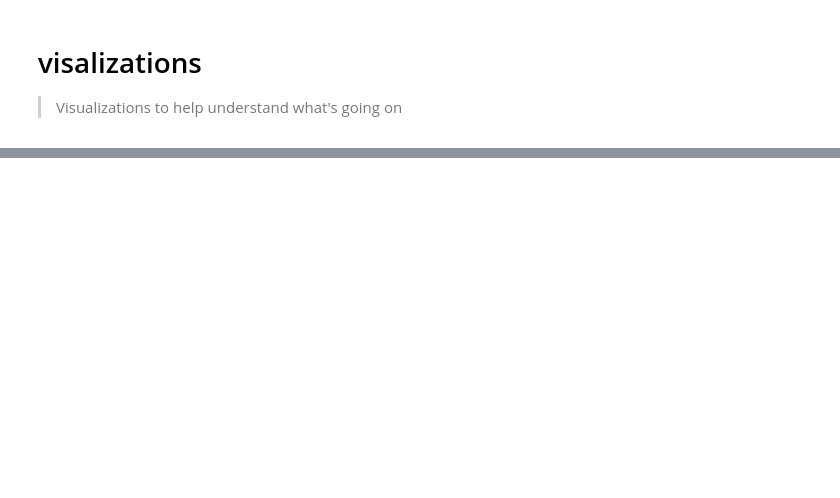
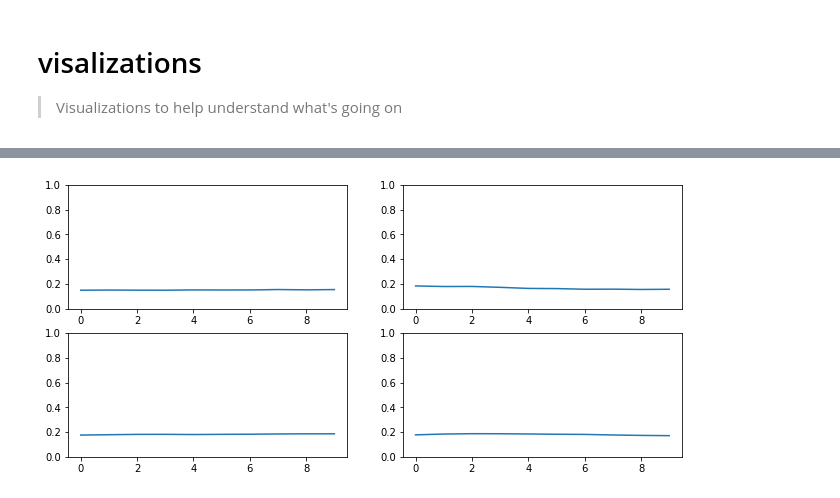
Before and after one commit to Isaac-Flath/AIsaac, a Jupyter notebook: nbs/50_visualization.ipynb, the cells around one changed output, grey strips where cells are left out. Saved outputs shown, nothing was run; the diff lists cells and outputs as text; code cells hidden in the pictures; blank space fills up the shorter version.

```diff
--- a/nbs/50_visualization.ipynb
+++ b/nbs/50_visualization.ipynb
@@ -69,0 +187,4 @@ class ActivationStatsCB:
+# %%
+trainer.ActivationStatsCB.dead_chart()
+# %% [output]
+[figure, added]
```
Also changed, not shown: parts of 18 cells of this notebook, 26 other files.
